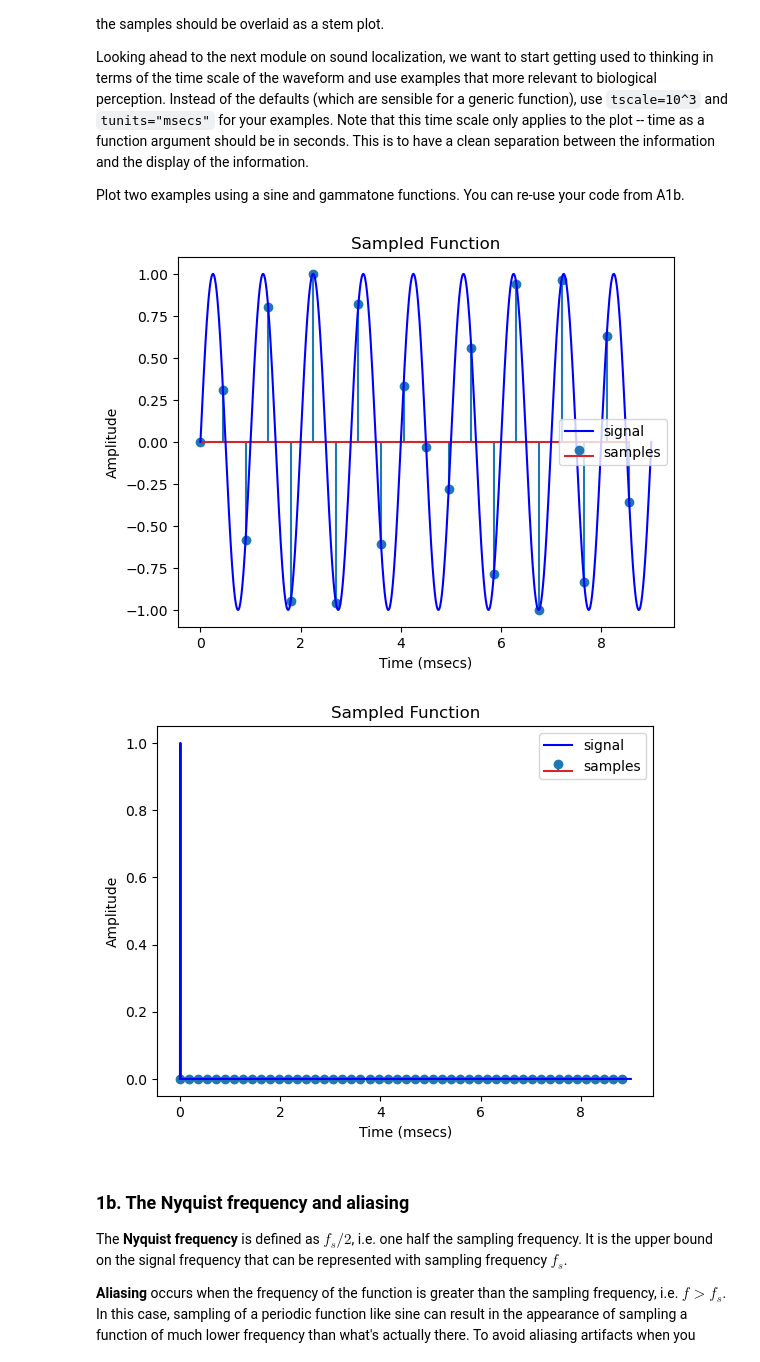
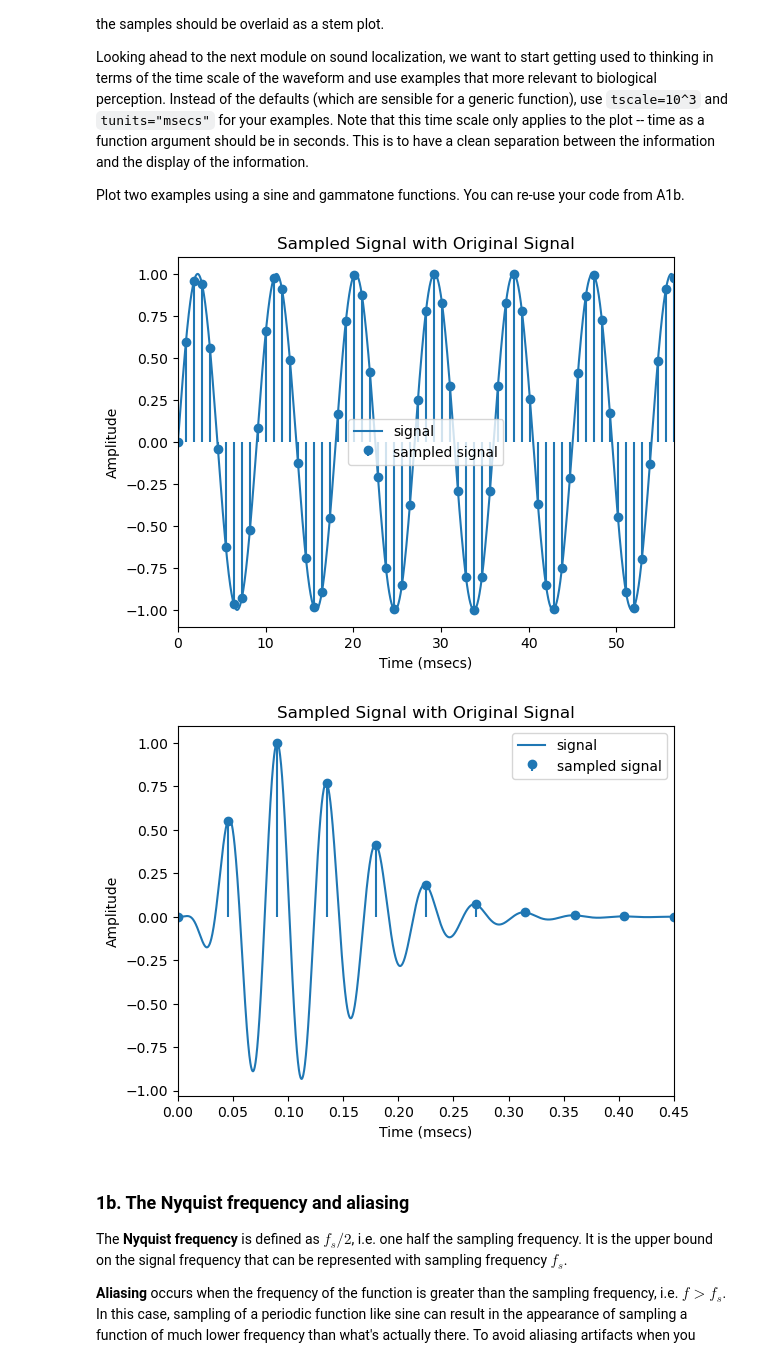
Before and after one commit to sakinkirti/CSDS364, a Jupyter notebook: A3a/A3a_sak207.ipynb, the cells around one changed output. Saved outputs shown, nothing was run; the diff lists cells and outputs as text; code cells hidden in the pictures.

```diff
--- a/A3a/A3a_sak207.ipynb
+++ b/A3a/A3a_sak207.ipynb
@@ -51,32 +51,31 @@ which plots a function `g` with overlaid samples at sampling frequency `fs` over
 Looking ahead to the next module on sound localization, we want to start getting used to thinking in terms of the time scale of the waveform and use examples that more relevant to biological perception.  Instead of the defaults (which are sensible for a generic function), use `tscale=10^3` and `tunits="msecs"` for your examples.  Note that this time scale only applies to the plot -- time as a function argument should be in seconds.  This is to have a clean separation between the information and the display of the information.
 
 Plot two examples using a sine and gammatone functions.  You can re-use your code from A1b.
-# %%
-def plot_sampled_function(t:float=None, g=np.sin, f:float=None, fs:float=1, tlim:tuple=(0, 2*np.pi), tscale:float=1, tunits:str="secs"):
-    # function over tlim
-    T = np.linspace(tlim[0]*tscale, tlim[1]*tscale, f * (tlim[1]-tlim[0])) if t is None else t
-    F = g(T, f=f) if f is not None else g(T)
-
-    # sample
-    F_s = F[0::fs]
-    S = T[0::fs]
-
-    # plot
-    plt.stem(S, F_s,label="samples")
-    plt.plot(T, F, c='b', label="signal")
-    plt.title("Sampled Function")
-    plt.xlabel(f"Time ({tunits})")
-    plt.ylabel("Amplitude")
-    plt.legend()
-    plt.show()
+# %%
+def plot_sampled_function(g=f.sinewave, fs=1, f=1.0, tlim=(0, 2*math.pi), tscale=1, tunits="secs"):
+    # plot over t
+    t = np.linspace(tlim[0], tlim[1], 2001)
+    signal = g(t)
+    s_t = np.linspace(tlim[0], tlim[1], int(((tlim[1]-tlim[0])*fs)+1))
+    s_signal = g(t=s_t)
+
+    # plot
+    plt.plot(t*tscale, signal, label="signal")
+    plt.stem(s_t*tscale, s_signal, label="sampled signal")
+    plt.xlim(tlim[0]*tscale, tlim[1]*tscale)
+    plt.xlabel(f"Time ({tunits})")
+    plt.ylabel("Amplitude")
+    plt.title("Sampled Signal with Original Signal")
+    plt.legend()
+    plt.show()
 # %%
-plot_sampled_function(g=f.sinewave,f=1000, fs=50, tlim=(0, 1), tscale=10^3, tunits="msecs")
+plot_sampled_function(g=f.sinewave, f=1000, fs=10, tlim=(0, 2*np.pi), tscale=10^3, tunits="msecs")
 # %% [output]
-[figure, old version]
+[figure, new version]
 # %%
-plot_sampled_function(g=f.gammatone, f=1000, fs=20, tlim=(0, 1), tscale=10^3, tunits="msecs")
+plot_sampled_function(g=f.gammatone, f=1000, fs=200, tlim=(0, 0.05), tscale=10^3, tunits="msecs")
 # %% [output]
-[figure, old version]
+[figure, new version]
 # %% [markdown]
 ### 1b. The Nyquist frequency and aliasing
 
```
Also changed, not shown: parts of 30 cells of this notebook, 10 other files.
